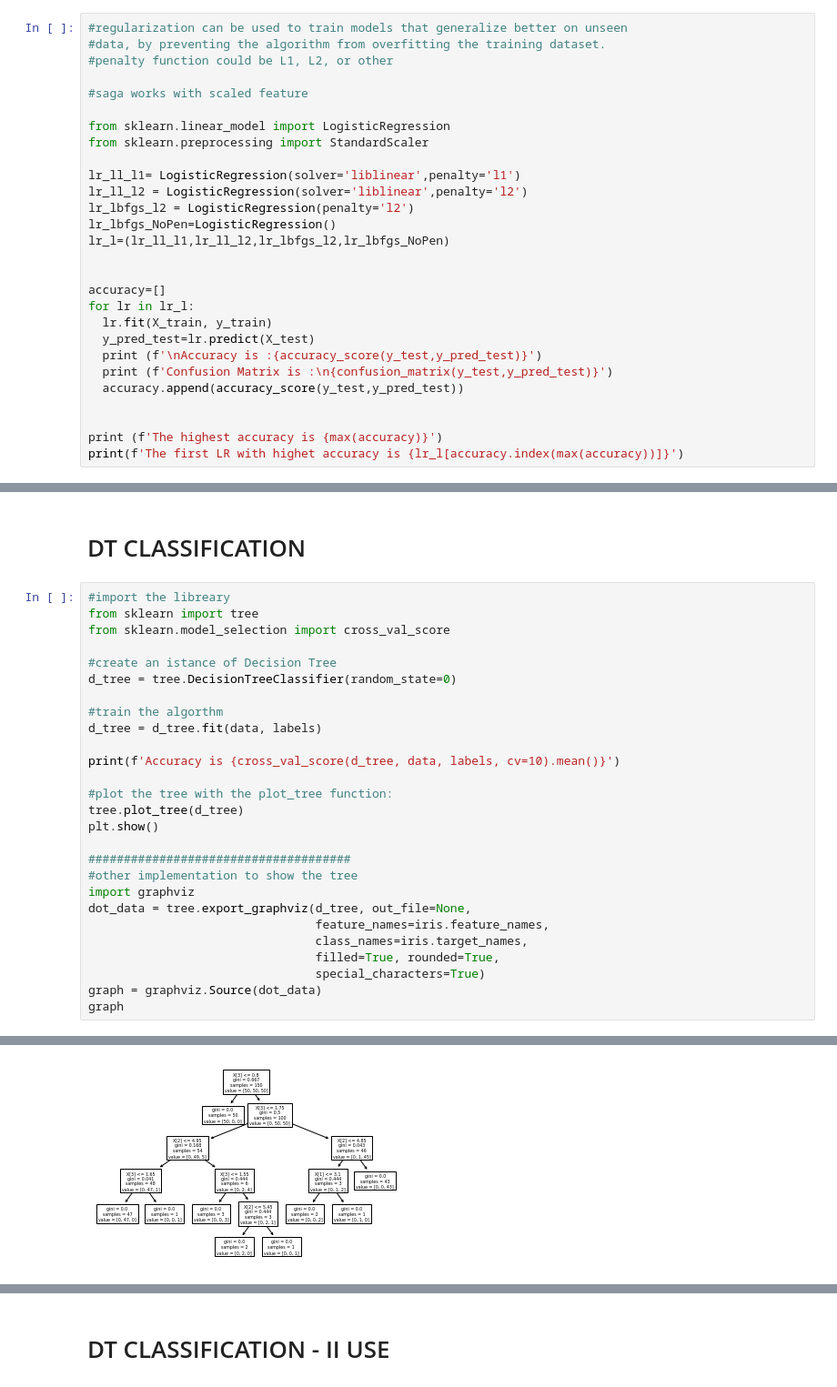
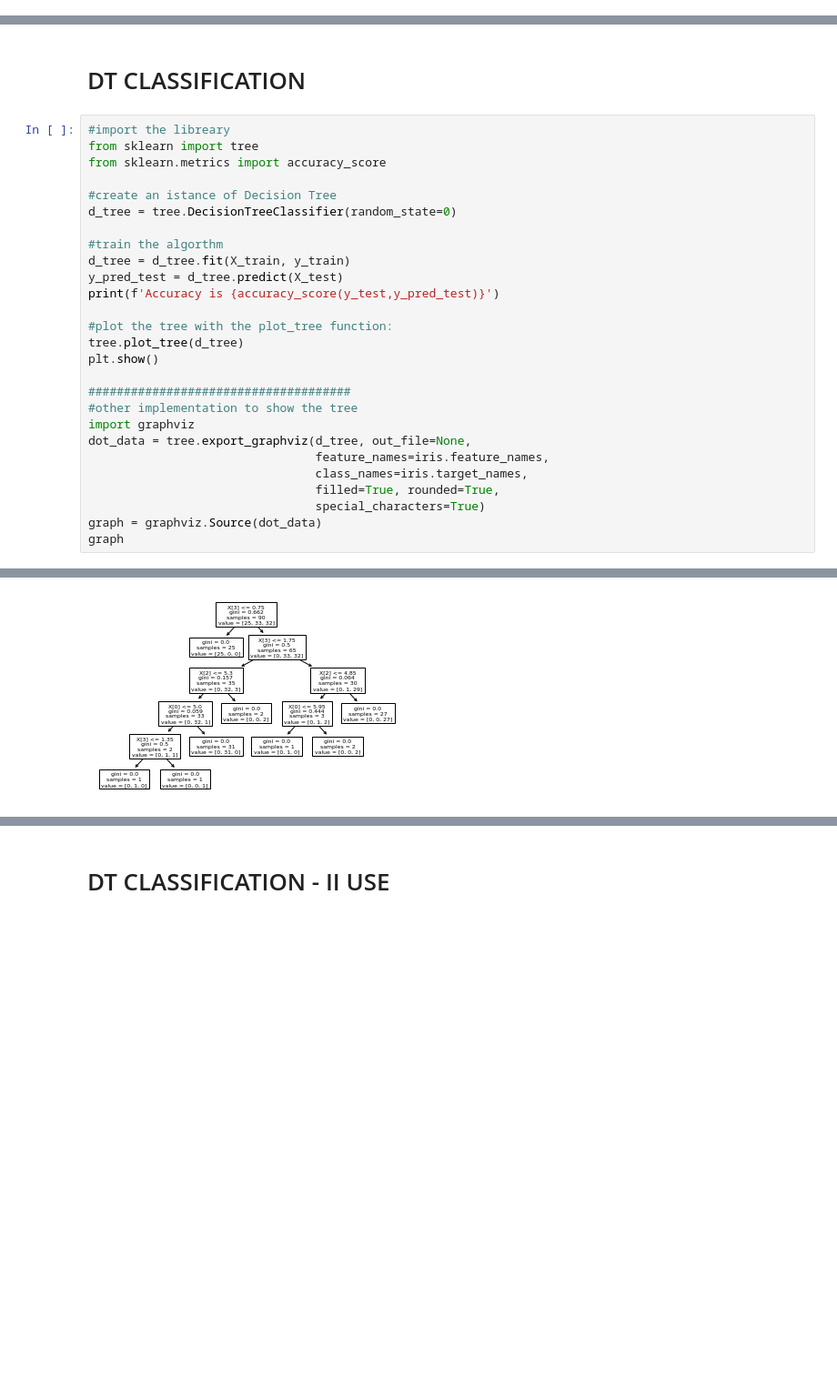
Before and after one commit to MatteoGandetto/Corso_ML_con_Python, a Jupyter notebook: Classificazione_DT.ipynb, the cells around one changed output, grey strips where cells are left out. Shown: that part at 91% size. Cells and saved outputs as stored; diff of their text form; blank space fills up the shorter version.

```diff
--- a/Classificazione_DT.ipynb
+++ b/Classificazione_DT.ipynb
@@ -195,28 +76,0 @@ Confusion Matrix is :
-# %%
-#regularization can be used to train models that generalize better on unseen
-#data, by preventing the algorithm from overfitting the training dataset.
-#penalty function could be L1, L2, or other
-
-#saga works with scaled feature
-
-from sklearn.linear_model import LogisticRegression
-from sklearn.preprocessing import StandardScaler
-
-lr_ll_l1= LogisticRegression(solver='liblinear',penalty='l1')
-lr_ll_l2 = LogisticRegression(solver='liblinear',penalty='l2')
-lr_lbfgs_l2 = LogisticRegression(penalty='l2')
-lr_lbfgs_NoPen=LogisticRegression()
-lr_l=(lr_ll_l1,lr_ll_l2,lr_lbfgs_l2,lr_lbfgs_NoPen)
-
-
-accuracy=[]
-for lr in lr_l:
-  lr.fit(X_train, y_train)
-  y_pred_test=lr.predict(X_test)
-  print (f'\nAccuracy is :{accuracy_score(y_test,y_pred_test)}')
-  print (f'Confusion Matrix is :\n{confusion_matrix(y_test,y_pred_test)}')
-  accuracy.append(accuracy_score(y_test,y_pred_test))
-
-
-print (f'The highest accuracy is {max(accuracy)}')
-print(f'The first LR with highet accuracy is {lr_l[accuracy.index(max(accuracy))]}')
@@ -243,15 +79,15 @@ Confusion Matrix is :
 # %%
 #import the libreary
 from sklearn import tree
-from sklearn.model_selection import cross_val_score
+from sklearn.metrics import accuracy_score
 
 #create an istance of Decision Tree
 d_tree = tree.DecisionTreeClassifier(random_state=0)
 
 #train the algorthm
-d_tree = d_tree.fit(data, labels)
-
-print(f'Accuracy is {cross_val_score(d_tree, data, labels, cv=10).mean()}')
+d_tree = d_tree.fit(X_train, y_train)
+y_pred_test = d_tree.predict(X_test)
+print(f'Accuracy is {accuracy_score(y_test,y_pred_test)}')
 
 #plot the tree with the plot_tree function:
 tree.plot_tree(d_tree)
@@ -272,4 +108,4 @@ Accuracy is 0.96
-[figure, old version]
+[figure, new version]
 [drawing not drawn]
 # %% [markdown]
 # DT CLASSIFICATION - II USE
```
Also changed, not shown: parts of 10 cells of this notebook.
